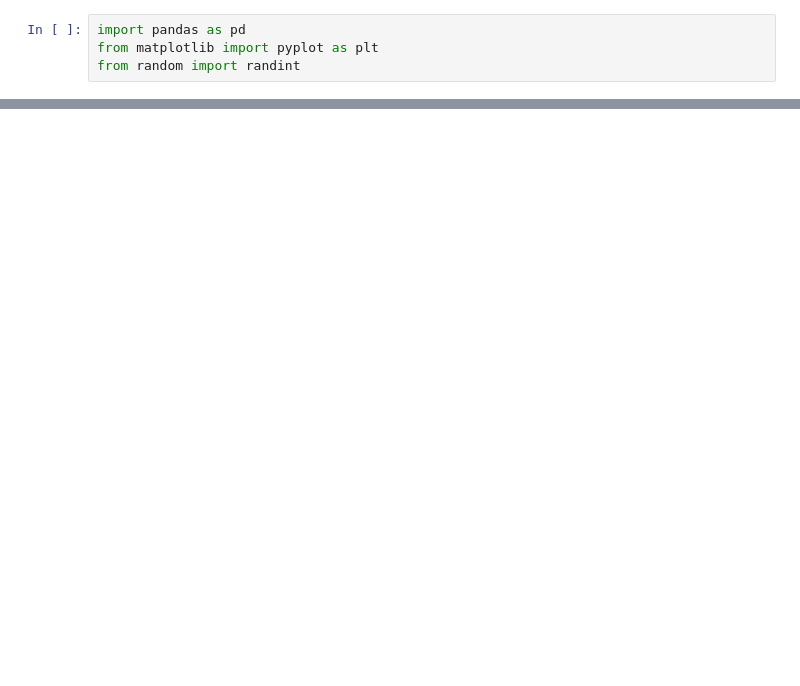
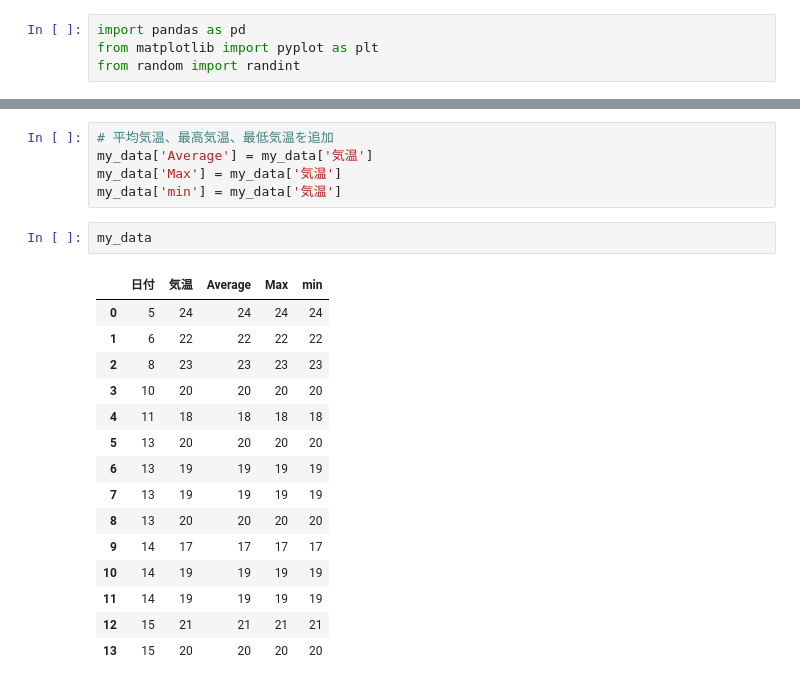
Before and after one commit to ko-to-m/ds-programming, a Jupyter notebook: verification.ipynb, the cells around one changed output, grey strips where cells are left out. Cells and saved outputs as stored; diff of their text form; blank space fills up the shorter version.

```diff
--- a/verification.ipynb
+++ b/verification.ipynb
@@ -22,0 +24,23 @@ my_data
+# %%
+# 平均気温、最高気温、最低気温を追加
+my_data['Average'] = my_data['気温']
+my_data['Max'] = my_data['気温']
+my_data['min'] = my_data['気温']
+# %%
+my_data
+# %% [output]
+|  | 日付 | 気温 | Average | Max | min |
+| 0 | 5 | 24 | 24 | 24 | 24 |
+| 1 | 6 | 22 | 22 | 22 | 22 |
+| 2 | 8 | 23 | 23 | 23 | 23 |
+| 3 | 10 | 20 | 20 | 20 | 20 |
+| 4 | 11 | 18 | 18 | 18 | 18 |
+| 5 | 13 | 20 | 20 | 20 | 20 |
+| 6 | 13 | 19 | 19 | 19 | 19 |
+| 7 | 13 | 19 | 19 | 19 | 19 |
+| 8 | 13 | 20 | 20 | 20 | 20 |
+| 9 | 14 | 17 | 17 | 17 | 17 |
+| 10 | 14 | 19 | 19 | 19 | 19 |
+| 11 | 14 | 19 | 19 | 19 | 19 |
+| 12 | 15 | 21 | 21 | 21 | 21 |
+| 13 | 15 | 20 | 20 | 20 | 20 |
```
Also changed, not shown: parts of 15 cells of this notebook.
